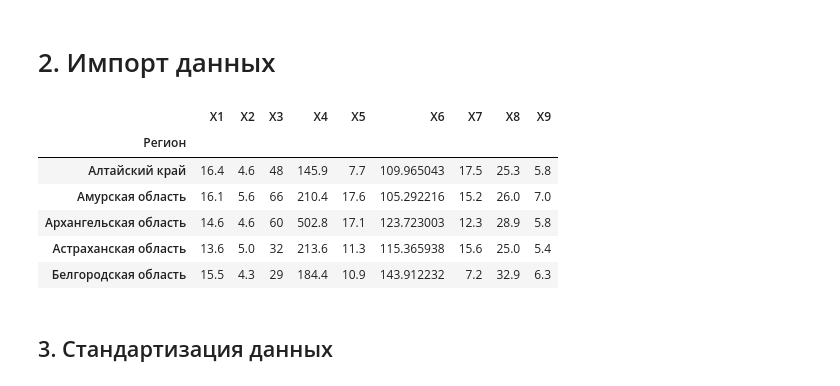
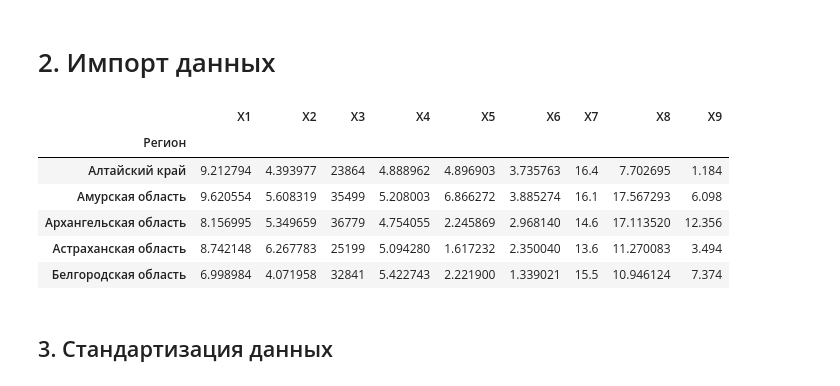
Before and after one commit to ForwardMoth/makrostat, a Jupyter notebook: lab1/Кластерный анализ.ipynb, the cells around one changed output. Saved outputs shown, nothing was run; the diff lists cells and outputs as text; code cells hidden in the pictures.

```diff
--- a/lab1/Кластерный анализ.ipynb
+++ b/lab1/Кластерный анализ.ipynb
@@ -15,17 +15,17 @@ f_len = len(features)
 # %% [markdown]
 # 2. Импорт данных
 # %%
-data = pd.read_excel('ЛР 1.xlsx', index_col='Регион').loc[:, features]
+data = pd.read_excel('ЛР 1.xlsx', index_col='Регион', sheet_name='Данные').loc[:, features]
 
 data.head()
 # %% [output]
 |  | X1 | X2 | X3 | X4 | X5 | X6 | X7 | X8 | X9 |
 | Регион |  |  |  |  |  |  |  |  |  |
-| Алтайский край | 16.4 | 4.6 | 48 | 145.9 | 7.7 | 109.965043 | 17.5 | 25.3 | 5.8 |
-| Амурская область | 16.1 | 5.6 | 66 | 210.4 | 17.6 | 105.292216 | 15.2 | 26.0 | 7.0 |
-| Архангельская область | 14.6 | 4.6 | 60 | 502.8 | 17.1 | 123.723003 | 12.3 | 28.9 | 5.8 |
-| Астраханская область | 13.6 | 5.0 | 32 | 213.6 | 11.3 | 115.365938 | 15.6 | 25.0 | 5.4 |
-| Белгородская область | 15.5 | 4.3 | 29 | 184.4 | 10.9 | 143.912232 | 7.2 | 32.9 | 6.3 |
+| Алтайский край | 9.212794 | 4.393977 | 23864 | 4.888962 | 4.896903 | 3.735763 | 16.4 | 7.702695 | 1.184 |
+| Амурская область | 9.620554 | 5.608319 | 35499 | 5.208003 | 6.866272 | 3.885274 | 16.1 | 17.567293 | 6.098 |
+| Архангельская область | 8.156995 | 5.349659 | 36779 | 4.754055 | 2.245869 | 2.968140 | 14.6 | 17.113520 | 12.356 |
+| Астраханская область | 8.742148 | 6.267783 | 25199 | 5.094280 | 1.617232 | 2.350040 | 13.6 | 11.270083 | 3.494 |
+| Белгородская область | 6.998984 | 4.071958 | 32841 | 5.422743 | 2.221900 | 1.339021 | 15.5 | 10.946124 | 7.374 |
 # %% [markdown]
 ## 3. Стандартизация данных
 # %%
```
Also changed, not shown: parts of 8 cells of this notebook.
